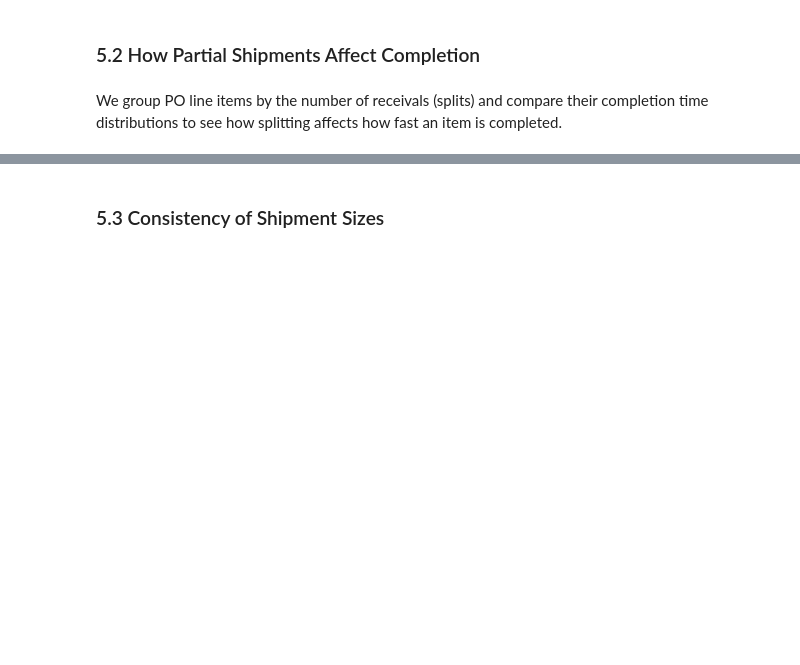
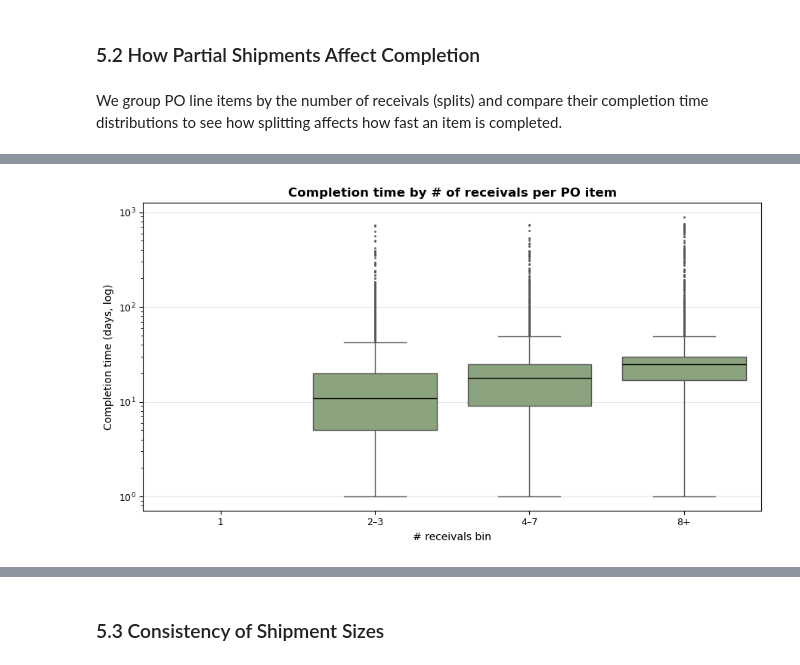
Before and after one commit to siljehj/ML_project, a Jupyter notebook: Report.ipynb, the cells around one changed output, grey strips where cells are left out. Cells and saved outputs as stored; diff of their text form; code cells hidden in the pictures; blank space fills up the shorter version.

```diff
--- a/Report.ipynb
+++ b/Report.ipynb
@@ -1229,0 +1163,96 @@ Under-fulfil share by split bin
+# %%
+rec = rec_po.copy()
+rec["arrival_day"]  = rec["date_arrival"].dt.tz_convert(None).dt.floor("D")
+rec["delivery_day"] = rec["delivery_date"].dt.tz_convert(None).dt.floor("D")
+
+po_qty = (
+    rec.drop_duplicates(["purchase_order_id","purchase_order_item_no"])
+       .set_index(["purchase_order_id","purchase_order_item_no"])["quantity"]
+)
+
+g = rec.sort_values("arrival_day").groupby(["purchase_order_id","purchase_order_item_no"])
+n_recv = g.size().rename("n_receivals")
+
+rec_seq = (
+    rec.sort_values("arrival_day")
+       .groupby(["purchase_order_id","purchase_order_item_no","arrival_day"])["net_weight"]
+       .sum()
+       .groupby(level=[0,1]).cumsum()
+       .rename("cum_received")
+       .reset_index()
+)
+
+first_last = g["arrival_day"].agg(first_arrival="min", last_arrival="max")
+
+def completion_day_for_item(df, key):
+    """Compute completion day per grouped (purchase_order_id, purchase_order_item_no)."""
+    po_id, po_item = key
+    ord_qty = po_qty.loc[(po_id, po_item)] if (po_id, po_item) in po_qty.index else np.nan
+    if pd.isna(ord_qty):
+        return pd.NaT
+    reached = df[df["cum_received"] >= ord_qty]
+    return reached["arrival_day"].iloc[0] if not reached.empty else df["arrival_day"].iloc[-1]
+
+comp_records = []
+for key, df_grp in rec_seq.groupby(["purchase_order_id", "purchase_order_item_no"]):
+    comp_day = completion_day_for_item(df_grp, key)
+    comp_records.append((*key, comp_day))
+
+comp = pd.DataFrame(comp_records, columns=["purchase_order_id","purchase_order_item_no","completion_day"])
+
+po_item_panel = (
+    first_last
+    .merge(n_recv, left_index=True, right_index=True)
+    .reset_index()
+    .merge(comp, on=["purchase_order_id","purchase_order_item_no"], how="left")
+    .merge(po_qty.rename("ordered"),
+           left_on=["purchase_order_id","purchase_order_item_no"],
+           right_index=True, how="left")
+)
+
+po_item_panel["completion_time_days"] = (
+    po_item_panel["completion_day"] - po_item_panel["first_arrival"]
+).dt.days
+
+po_item_panel["split_bin"] = pd.cut(
+    po_item_panel["n_receivals"],
+    bins=[0,1,3,7,1e9],
+    labels=["1","2–3","4–7","8+"],
+    right=True
+)
+
+final_received = (
+    rec.groupby(["purchase_order_id","purchase_order_item_no"])["net_weight"]
+       .sum()
+       .rename("received_final")
+)
+po_item_panel = po_item_panel.merge(final_received, on=["purchase_order_id","purchase_order_item_no"], how="left")
+po_item_panel["under_fulfil"] = po_item_panel["received_final"] < po_item_panel["ordered"]
+
+uf = (
+    po_item_panel.groupby("split_bin", observed=False)["under_fulfil"]
+                 .mean()
+                 .rename("under_fulfil_share")
+                 .reset_index()
+)
+display(uf.style.format({"under_fulfil_share": "{:.2f}"}).set_caption("Under-fulfil share by split bin"))
+
+plot_df = po_item_panel.dropna(subset=["split_bin","completion_time_days"]).query("completion_time_days > 0")
+
+plt.figure(figsize=(9,5))
+sns.boxplot(
+    data=plot_df,
+    x="split_bin",
+    y="completion_time_days",
+    fliersize=1,
+    color="#89a978",
+    medianprops=dict(color="black")
+)
+plt.yscale("log")
+plt.title("Completion time by # of receivals per PO item", weight="bold")
+plt.xlabel("# receivals bin")
+plt.ylabel("Completion time (days, log)")
+plt.grid(True, axis="y", alpha=0.3)
+plt.tight_layout()
+plt.show()
+# %% [output]
@@ -1230 +1265,2 @@ Under-fulfil share by split bin
+[figure, added]
 # %% [markdown]
```
Also changed, not shown: parts of 13 cells of this notebook.
